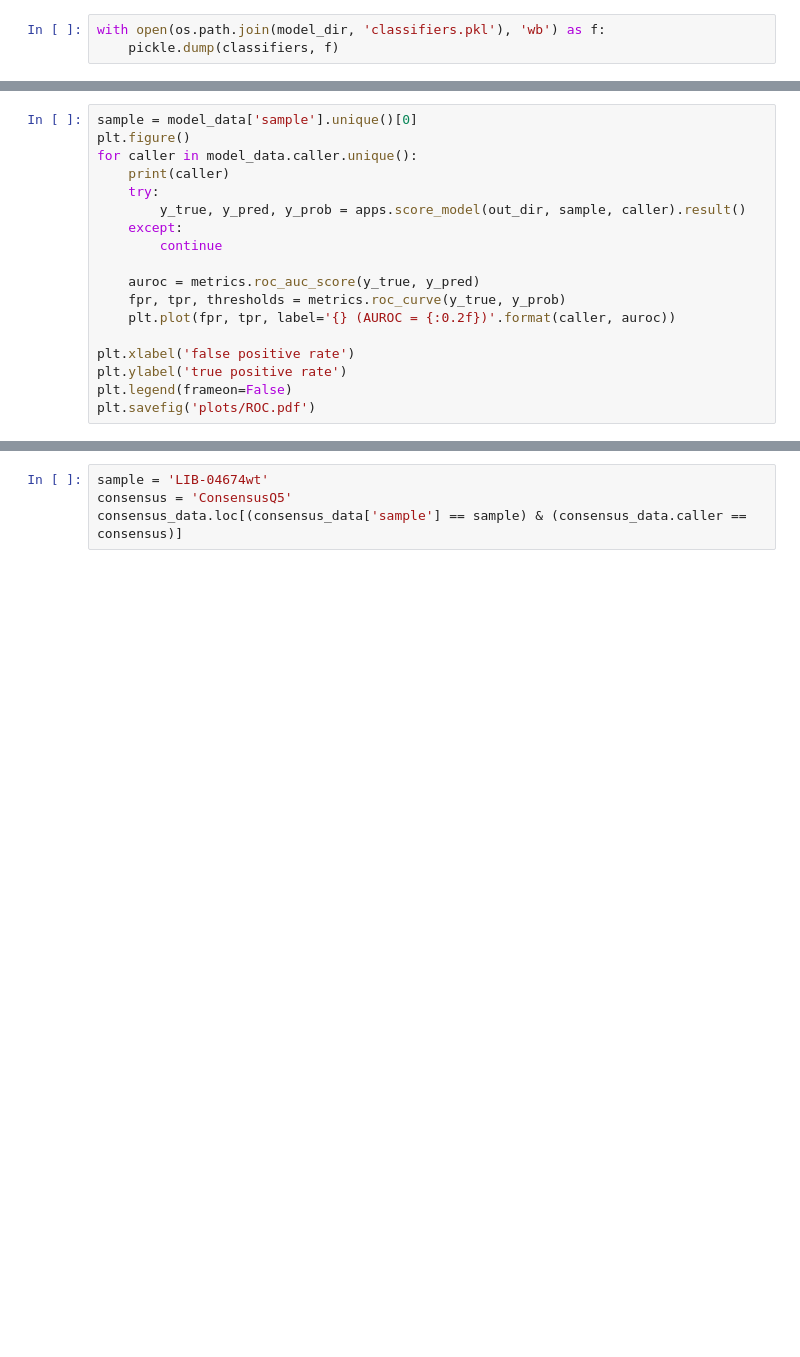
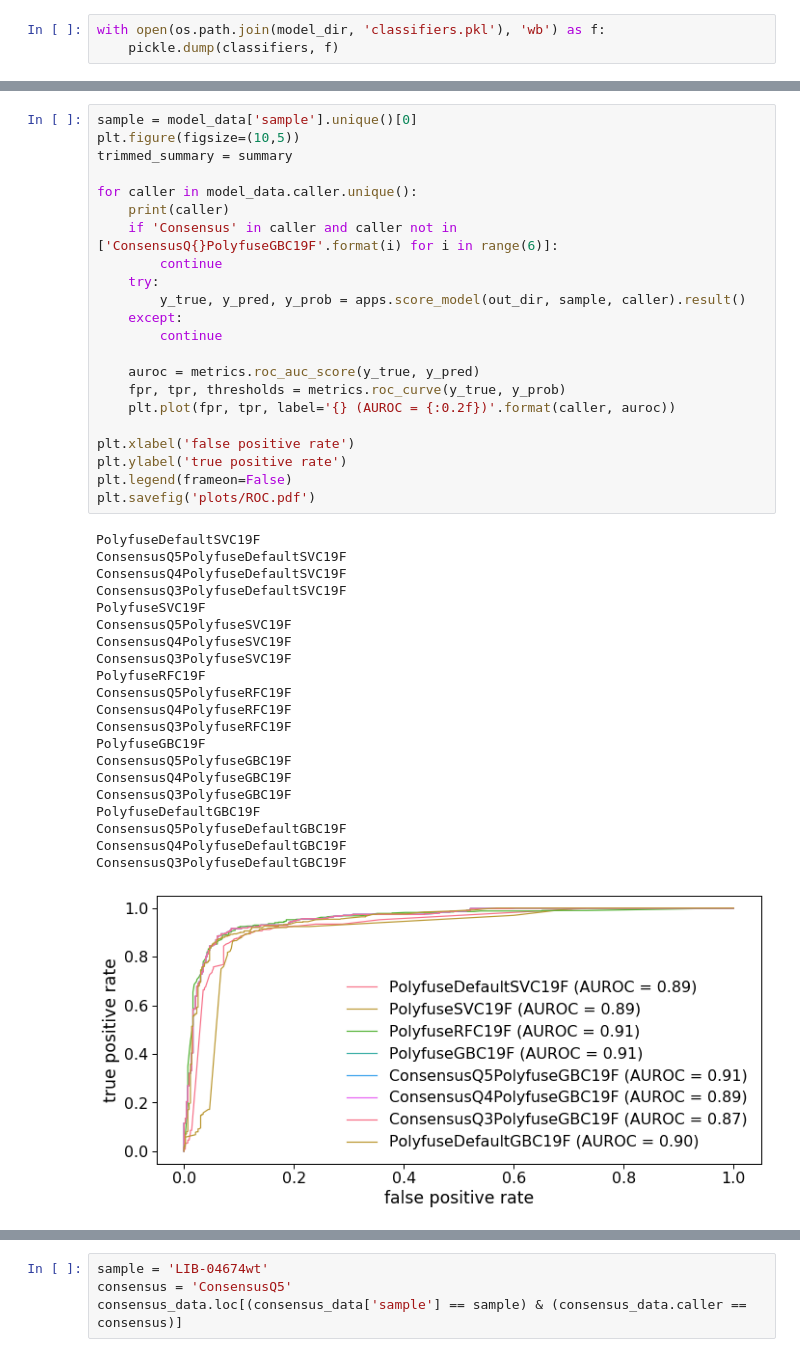
Before and after one commit to olopade-lab/fusion-ensembler, a Jupyter notebook: notebooks/polyfuse-50.ipynb, the cells around one changed output, grey strips where cells are left out. Saved outputs shown, nothing was run; the diff lists cells and outputs as text; blank space fills up the shorter version.

```diff
--- a/notebooks/polyfuse-50.ipynb
+++ b/notebooks/polyfuse-50.ipynb
@@ -286,21 +294,47 @@ summary.sort_values(by='accuracy', ascending=False)
 # %%
 sample = model_data['sample'].unique()[0]
-plt.figure()
+plt.figure(figsize=(10,5))
+trimmed_summary = summary
+
 for caller in model_data.caller.unique():
     print(caller)
+    if 'Consensus' in caller and caller not in ['ConsensusQ{}PolyfuseGBC19F'.format(i) for i in range(6)]:
+        continue
     try:
         y_true, y_pred, y_prob = apps.score_model(out_dir, sample, caller).result()
     except:
         continue
 
     auroc = metrics.roc_auc_score(y_true, y_pred)
     fpr, tpr, thresholds = metrics.roc_curve(y_true, y_prob)
     plt.plot(fpr, tpr, label='{} (AUROC = {:0.2f})'.format(caller, auroc))
 
 plt.xlabel('false positive rate')
 plt.ylabel('true positive rate')
 plt.legend(frameon=False)
 plt.savefig('plots/ROC.pdf')
+# %% [output]
+PolyfuseDefaultSVC19F
+ConsensusQ5PolyfuseDefaultSVC19F
+ConsensusQ4PolyfuseDefaultSVC19F
+ConsensusQ3PolyfuseDefaultSVC19F
+PolyfuseSVC19F
+ConsensusQ5PolyfuseSVC19F
+ConsensusQ4PolyfuseSVC19F
+ConsensusQ3PolyfuseSVC19F
+PolyfuseRFC19F
+ConsensusQ5PolyfuseRFC19F
+ConsensusQ4PolyfuseRFC19F
+ConsensusQ3PolyfuseRFC19F
+PolyfuseGBC19F
+ConsensusQ5PolyfuseGBC19F
+ConsensusQ4PolyfuseGBC19F
+ConsensusQ3PolyfuseGBC19F
+PolyfuseDefaultGBC19F
+ConsensusQ5PolyfuseDefaultGBC19F
+ConsensusQ4PolyfuseDefaultGBC19F
+ConsensusQ3PolyfuseDefaultGBC19F
+[figure, added]
 # %%
 sample = model_data['sample'].unique()[0]
 plt.figure()
```
Also changed, not shown: parts of 10 cells of this notebook, 2 other files.
